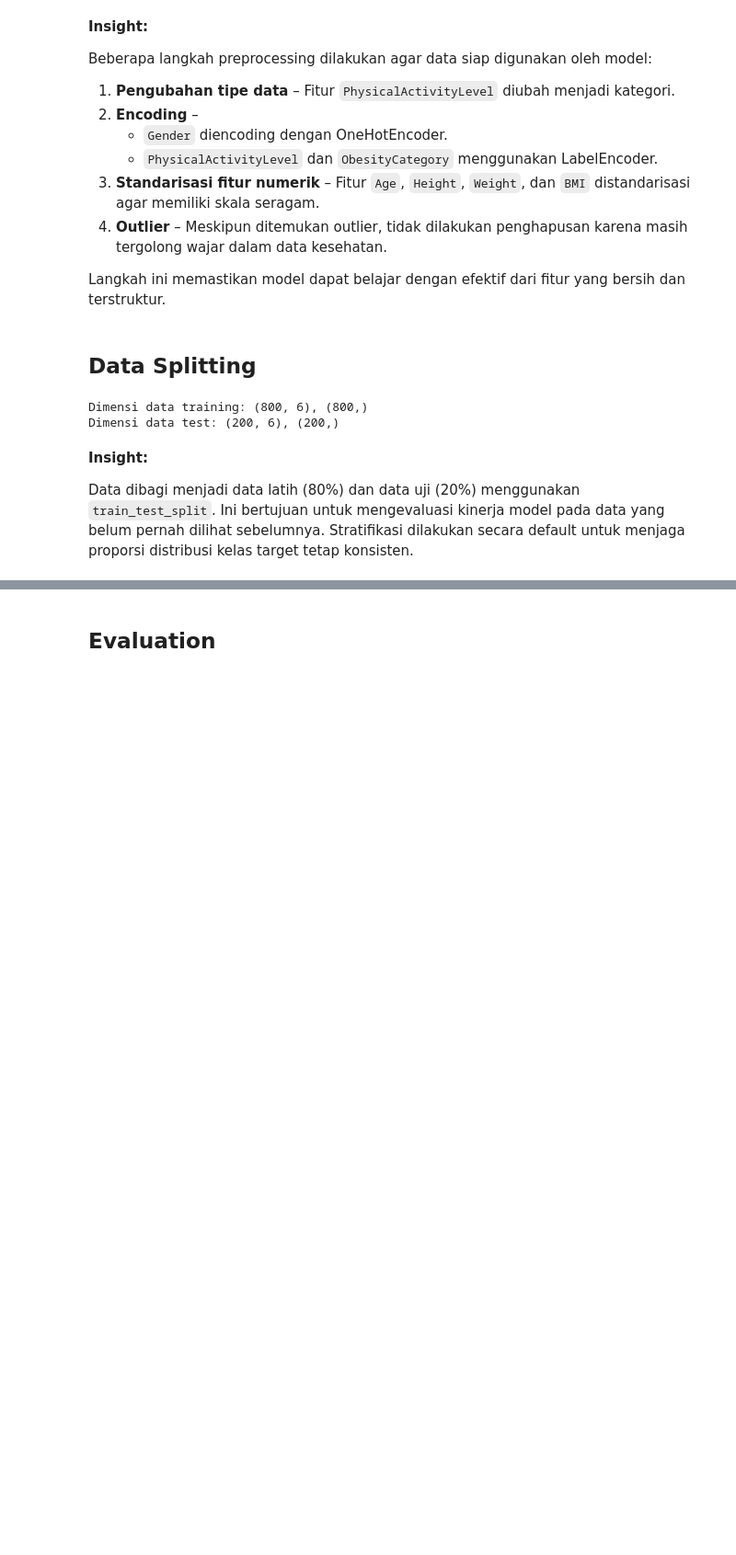
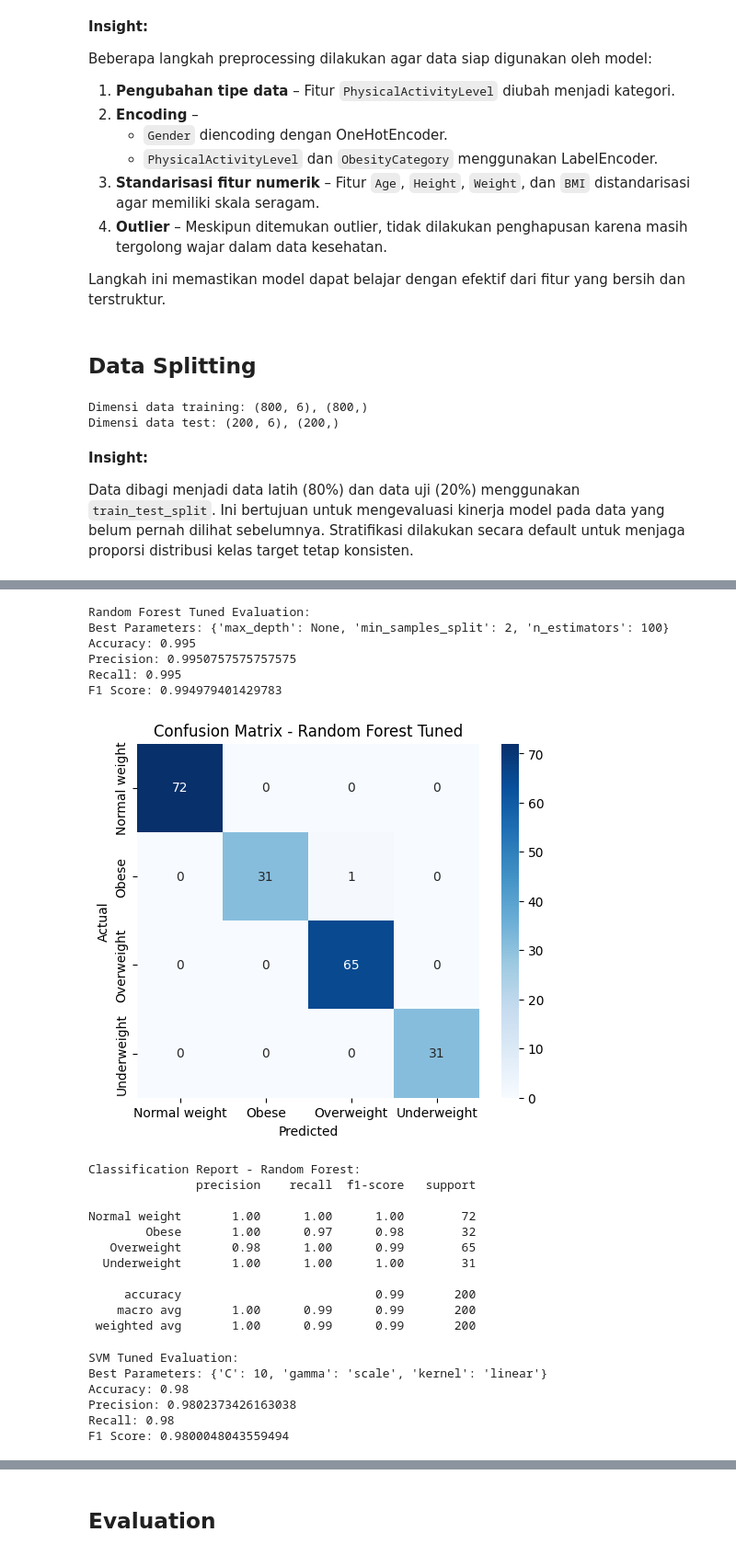
Before and after one commit to jasmeinalbr/Obesity-Prediction-UAS-Prak-ML, a Jupyter notebook: notebooks/obesity_prediction.ipynb, the cells around one changed output, grey strips where cells are left out. Shown at 92% size. Cells and saved outputs as stored; diff of their text form; code cells hidden in the pictures; blank space fills up the shorter version.

```diff
--- a/notebooks/obesity_prediction.ipynb
+++ b/notebooks/obesity_prediction.ipynb
@@ -284,0 +319,39 @@ Kedua model dilatih menggunakan data training, kemudian dievaluasi pada data tes
+# %%
+# Evaluasi Random Forest
+print("\nRandom Forest Tuned Evaluation:")
+print("Best Parameters:", grid_search_rf.best_params_)
+print("Accuracy:", accuracy_score(y_test, y_pred_rf))
+print("Precision:", precision_score(y_test, y_pred_rf, average='weighted'))
+print("Recall:", recall_score(y_test, y_pred_rf, average='weighted'))
+print("F1 Score:", f1_score(y_test, y_pred_rf, average='weighted'))
+# %% [output]
+Random Forest Tuned Evaluation:
+Best Parameters: {'max_depth': None, 'min_samples_split': 2, 'n_estimators': 100}
+Accuracy: 0.995
+Precision: 0.9950757575757575
+Recall: 0.995
+F1 Score: 0.994979401429783
+# %%
+# Confusion Matrix untuk Random Forest
+cm_rf = confusion_matrix(y_test, y_pred_rf)
+plt.figure(figsize=(6,5))
+sns.heatmap(cm_rf, annot=True, fmt='d', cmap='Blues', xticklabels=label_encoder.classes_, yticklabels=label_encoder.classes_)
+plt.title('Confusion Matrix - Random Forest Tuned')
+plt.xlabel('Predicted')
+plt.ylabel('Actual')
+plt.show()
+print("Classification Report - Random Forest:")
+print(classification_report(y_test, y_pred_rf, target_names=label_encoder.classes_))
+# %% [output]
+[figure, added]
+Classification Report - Random Forest:
+               precision    recall  f1-score   support
+
+Normal weight       1.00      1.00      1.00        72
+        Obese       1.00      0.97      0.98        32
+   Overweight       0.98      1.00      0.99        65
+  Underweight       1.00      1.00      1.00        31
+
+     accuracy                           0.99       200
+    macro avg       1.00      0.99      0.99       200
+ weighted avg       1.00      0.99      0.99       200
@@ -284,0 +370,15 @@ Kedua model dilatih menggunakan data training, kemudian dievaluasi pada data tes
+# %%
+# Evaluasi SVM
+print("\nSVM Tuned Evaluation:")
+print("Best Parameters:", grid_search_svm.best_params_)
+print("Accuracy:", accuracy_score(y_test, y_pred_svm))
+print("Precision:", precision_score(y_test, y_pred_svm, average='weighted'))
+print("Recall:", recall_score(y_test, y_pred_svm, average='weighted'))
+print("F1 Score:", f1_score(y_test, y_pred_svm, average='weighted'))
+# %% [output]
+SVM Tuned Evaluation:
+Best Parameters: {'C': 10, 'gamma': 'scale', 'kernel': 'linear'}
+Accuracy: 0.98
+Precision: 0.9802373426163038
+Recall: 0.98
+F1 Score: 0.9800048043559494
```
Also changed, not shown: parts of 20 cells of this notebook.
